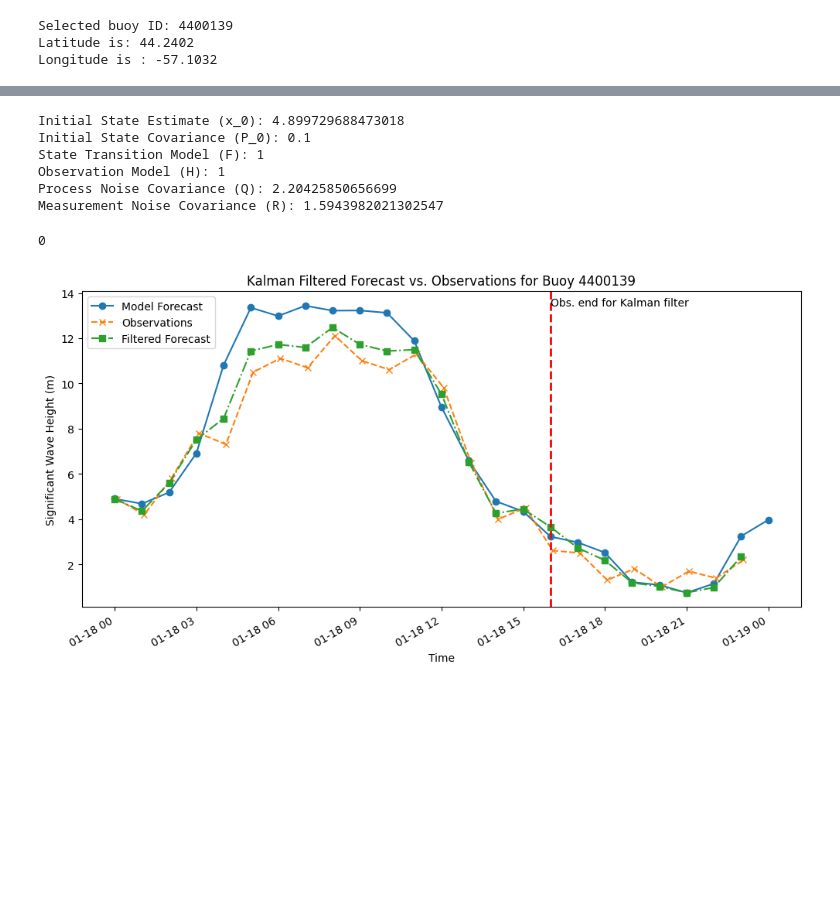
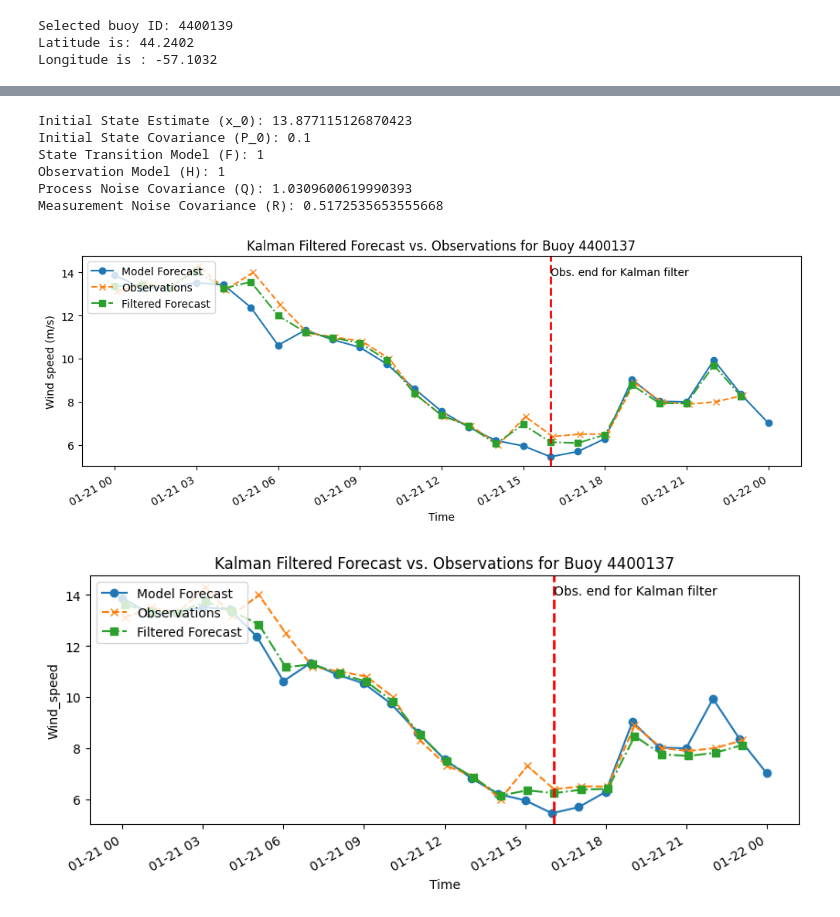
Before and after one commit to jclary-31/Wave_forecast_postprocessing, a Jupyter notebook: Wave.ipynb, the cells around one changed output, grey strips where cells are left out. Drawn from its saved outputs; the diff is of its cells as text; code cells hidden in the pictures; blank space fills up the shorter version.

```diff
--- a/Wave.ipynb
+++ b/Wave.ipynb
@@ -257,9 +258,11 @@ def get_buoy(buyo_dir):
   ds=Q.drop(['name'],axis=1).set_index(['time','buoy_id','lat','lon']).to_xarray()
   ds=ds.squeeze(['lat','lon'])
 
-  ##angle convention!!!here wind direction is where it come from,
-  ## To check! I dont find confirmation on swob product user
-  #ds['Wind_direction']=(180+ ds['Wind_direction'])%360 ###not good?
+  ##angle convention!!!
+  # ocean data : wind direction is where it come from, butI dont find confirmation on swob product user
+  # atmospheric model : wind direction is where the wind goes!!!!!! opposite direction of 'coming from' direction
+  # both are in degrees clockwise from true North
+  ds['Wind_direction']=(180+ ds['Wind_direction'])%360
 
   ###xml wind speed is in km/h whereas model and good practice is in m/s
   ds['Wind_speed']=ds['Wind_speed']*1000/3600
@@ -1473,6 +1494,8 @@ buoy_id = int(buoy_ids[0])
 observed_data = ds_buoy.sel(buoy_id=buoy_id)
 forecast_data = ds_extract.sel(buoy_id=buoy_id)
 
+num_steps=24
+end_step=16 #end of observations ;
 
 key='Wind_speed' #i.e. features
 observations = observed_data[key].values
@@ -1486,9 +1509,8 @@ H = 1 #observation model
 Q = np.nanvar(np.diff(forecasts)) #process noise covariance
 
 
-# forecast is defined by horizon whereas obs is on 24h, and they began at the same time
-min_len = min(len(observations), len(forecasts))
-R = np.nanvar(observations[:min_len] - forecasts[:min_len]) #measurement noise covariance
+# forecast is defined by horizon whereas obs is on 'what kalman filter see', and they began at the same time
+R = np.nanvar(observations[:end_step] - forecasts[:end_step]) #measurement noise covariance
 
 print(f"Initial State Estimate (x_0): {x_0}")
 print(f"Initial State Covariance (P_0): {P_0}")
@@ -1505,27 +1527,26 @@ kf = KalmanFilter(dim_x=1, dim_z=1) # dim_x is the dimension of the state, dim_z
 kf.x = np.array([x_0])  # Initial state estimate
 kf.P = np.array([[P_0]]) # Initial state covariance
 kf.F = np.array([[F]])  # State transition matrix
-kf.H = np.array([[H]])  # Measurement function
+kf.H = np.array([[H]])  # Measurement function # 'convert state int measurement'
 kf.Q = np.array([[Q]])  # Process noise covariance
 kf.R = np.array([[R]])  # Measurement noise covariance
-
-# 3. Create an empty list to store the Kalman-filtered estimates
-filtered_states = []
 # %% [output]
-Initial State Estimate (x_0): 4.899729688473018
+Initial State Estimate (x_0): 13.877115126870423
 Initial State Covariance (P_0): 0.1
 State Transition Model (F): 1
 Observation Model (H): 1
-Process Noise Covariance (Q): 2.20425850656699
-Measurement Noise Covariance (R): 1.5943982021302547
+Process Noise Covariance (Q): 1.0309600619990393
+Measurement Noise Covariance (R): 0.5172535653555668
 # %%
 
 
+
+
+
+
+#store the Kalman-filtered estimates
 kf_states = []
 kf_times = []
-
-num_steps=24
-end_step=16 #end of observations ;
 
 for i in range(num_steps):
     # Kalman filter prediction based on previous state
@@ -1535,45 +1556,36 @@ for i in range(num_steps):
     kf.x = np.array([forecasts[i]])
 
     # Kalman Filter update using the observation
     if i < end_step:#len(observations):
       obs_actual = observations[i]
       kf.update(np.array([obs_actual]))# update only if obs
     else:
-      kf.update(np.array(np.nanmean([[obs_actual *1/(1+i-end_step) ],  kf.x]) )) # here I update mix last obs+forecast
+      wei_obs=1/(1+i-end_step)# this is not the best 1/m is harsh #what decorellation time is good?
+      kf.update(np.array(np.nansum([[obs_actual *wei_obs],  kf.x])/(1+1/(1+i-end_step))  )) # here I update mix last obs+forecast
       #if no obs, I update a mean...not optimal! weigth 1/(1+i-end_step) decrease last obs weights as time increase
 
     kf_states.append(kf.x[0])
     kf_times.append(forecast_data['time'].isel(time=i).values)
 
 
 
-#kf_states = np.array(filtered_states)
-print(len(filtered_states))
 
-# --- Visualize Extended Forecast ---
-fig, ax = plt.subplots(figsize=(12, 6))
-
-# Plot Model Forecast (full extended length)
+fig, ax = plt.subplots(figsize=(12, 4))
 ax.plot(forecast_data['time'], forecasts, label='Model Forecast', marker='o', linestyle='-')
-
-# Plot Observations (up to available length)
 ax.plot(observed_data['time'], observations, label='Observations', marker='x', linestyle='--')
-
-# Plot Kalman Filtered Forecast (full extended length)
 ax.plot(kf_times, kf_states, label='Filtered Forecast', marker='s', linestyle='-.')
 
-# Plot vertical line showing end of observations considered in Kalman filtering
+# Plot vertical line showing 'end of observations'
 plt.axvline(x=kf_times[end_step], color='r', linestyle='--', linewidth=2)
 ax.text(kf_times[end_step],np.max(forecasts),'Obs. end for Kalman filter')
 
 ax.set_title(f'Kalman Filtered Forecast vs. Observations for Buoy {buoy_id}')
 ax.set_xlabel('Time')
-ax.set_ylabel('Significant Wave Height (m)')
+ax.set_ylabel('Wind speed (m/s)')
 ax.legend(loc='upper left')
 
 
 # Auto-format x-axis dates to prevent overlap
 fig.autofmt_xdate()
 # %% [output]
-0
-[figure, old version]
+[figure, new version]
@@ -1579,0 +1703,9 @@ fig.autofmt_xdate()
+# %%
+
+keys=['Wind_speed']#,'Wind_direction']
+end_step=16 #end of observations for Kalman filter;
+kf_states,kf_times  = KF_multidim(forecast_data,observed_data,keys,end_step)
+
+KF_figure(observed_data,forecast_data,kf_states,kf_times,keys)
+# %% [output]
+[figure, added]
```
Also changed, not shown: parts of 33 cells of this notebook.
